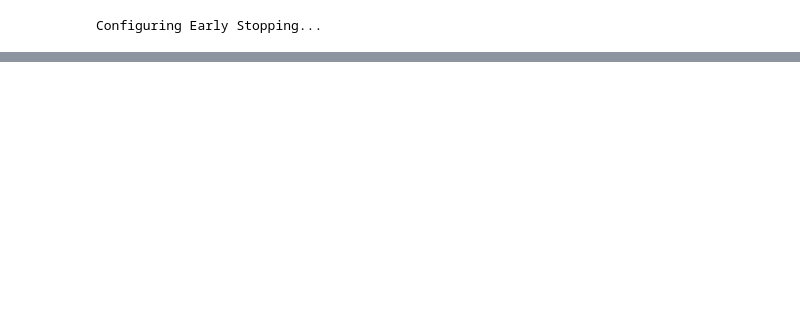
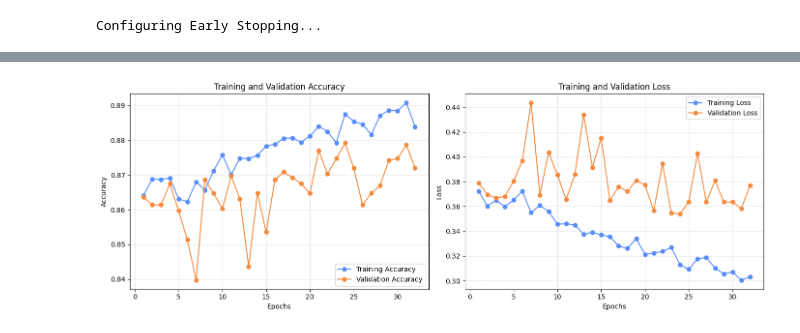
Before and after one commit to CosmicHitchhiker/ds_astro_2026s, a Jupyter notebook: final/cnn.ipynb, the cells around one changed output, grey strips where cells are left out. Cells and saved outputs as stored; diff of their text form; code cells hidden in the pictures; blank space fills up the shorter version.

```diff
--- a/final/cnn.ipynb
+++ b/final/cnn.ipynb
@@ -355,3 +412,14 @@ plot_training_history(history)
+# %%
+
+# ==========================================
+# ADD THIS TO YOUR EXECUTION PIPELINE
+# ==========================================
+# (Run this right after 'history = model.fit(...)')
+
+# Plot the curves
+plot_training_history(history)
+# %% [output]
+[figure, added]
 # %%
 
 # Evaluate and show confusion matrix
```
Also changed, not shown: parts of 11 cells of this notebook.
